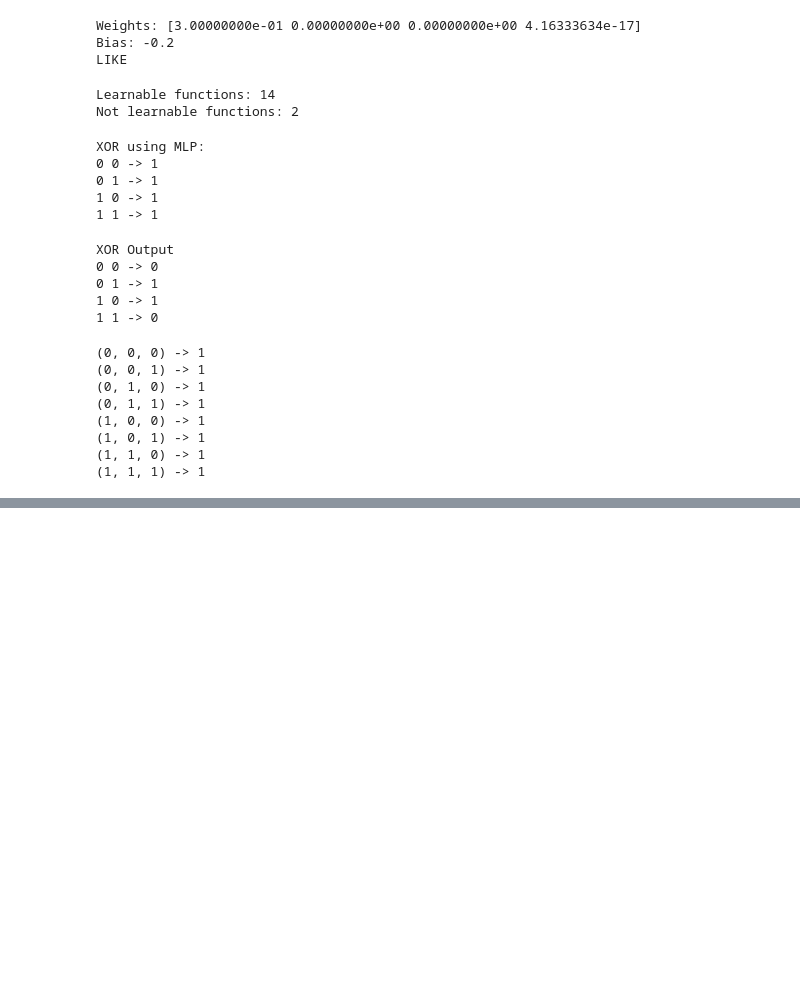
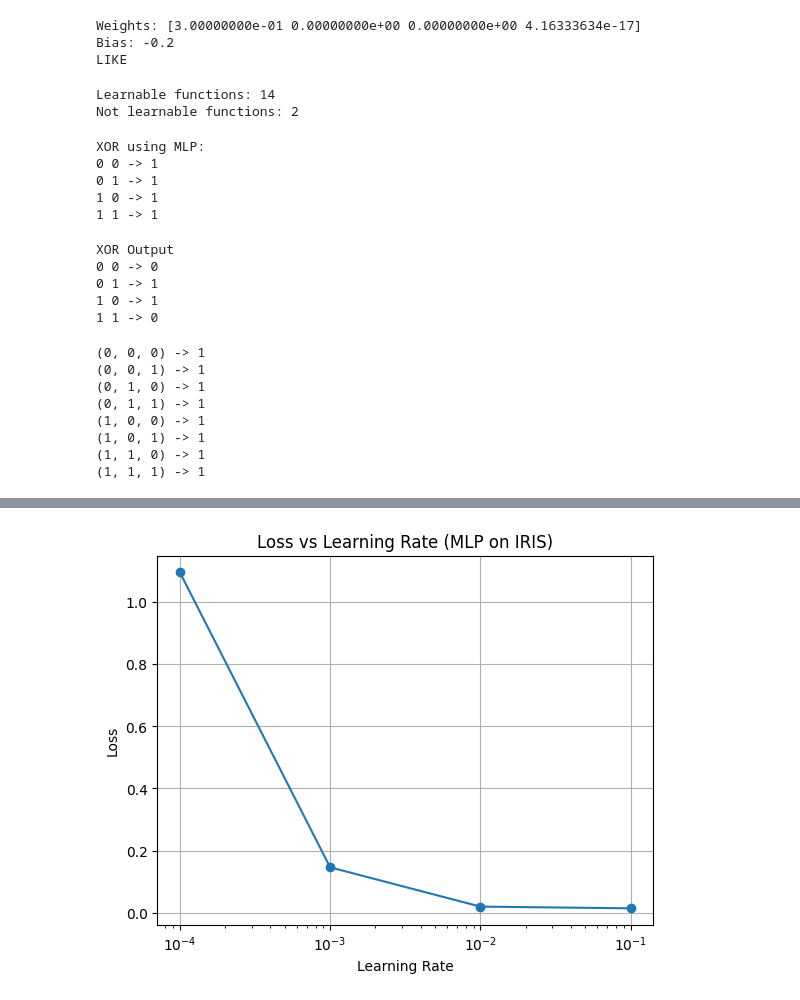
Before and after one commit to srujannayak45/DL-LAB-ASSIGNMENT, a Jupyter notebook: DL-WEEK1,2,3.ipynb, the cells around one changed output, grey strips where cells are left out. Cells and saved outputs as stored; diff of their text form; code cells hidden in the pictures; blank space fills up the shorter version.

Commit message:
WEEK-3 worked on MLP and Hyperparameter tuning

```diff
--- a/DL-WEEK1,2,3.ipynb
+++ b/DL-WEEK1,2,3.ipynb
@@ -837,0 +882,59 @@ for x1,x2,x3 in inputs:
+# %%
+# Week-3 Q9
+# MLP – Effect of Learning Rate on Loss
+
+import numpy as np
+import matplotlib.pyplot as plt
+from sklearn.datasets import load_iris
+from sklearn.model_selection import train_test_split
+from sklearn.neural_network import MLPClassifier
+from sklearn.metrics import log_loss
+from sklearn.preprocessing import StandardScaler
+
+data = load_iris()
+X = data.data
+y = data.target
+
+# Fixed random_state for reproducibility
+X_train, X_test, y_train, y_test = train_test_split(
+    X, y, test_size=0.2, random_state=42
+)
+
+scaler = StandardScaler()
+X_train = scaler.fit_transform(X_train)
+X_test = scaler.transform(X_test)
+
+
+learning_rates = [0.0001, 0.001, 0.01, 0.1]
+loss_values = []
+
+for lr in learning_rates:
+
+    model = MLPClassifier(
+        hidden_layer_sizes=(10,),
+        learning_rate_init=lr,
+        max_iter=500,
+        random_state=42
+    )
+
+    model.fit(X_train, y_train)
+
+    # Predict probabilities
+    y_prob = model.predict_proba(X_test)
+
+    # Compute loss
+    loss = log_loss(y_test, y_prob)
+    loss_values.append(loss)
+
+    print(f"Learning Rate: {lr}, Loss: {loss:.6f}")
+
+
+plt.figure()
+plt.plot(learning_rates, loss_values, marker='o')
+plt.xlabel("Learning Rate")
+plt.ylabel("Loss")
+plt.title("Loss vs Learning Rate (MLP on IRIS)")
+plt.xscale("log")     # important improvement
+plt.grid(True)
+plt.show()
+# %% [output]
@@ -837,0 +945 @@ for x1,x2,x3 in inputs:
+[figure, added]
```
Also changed, not shown: parts of 11 cells of this notebook, 2 other files.
